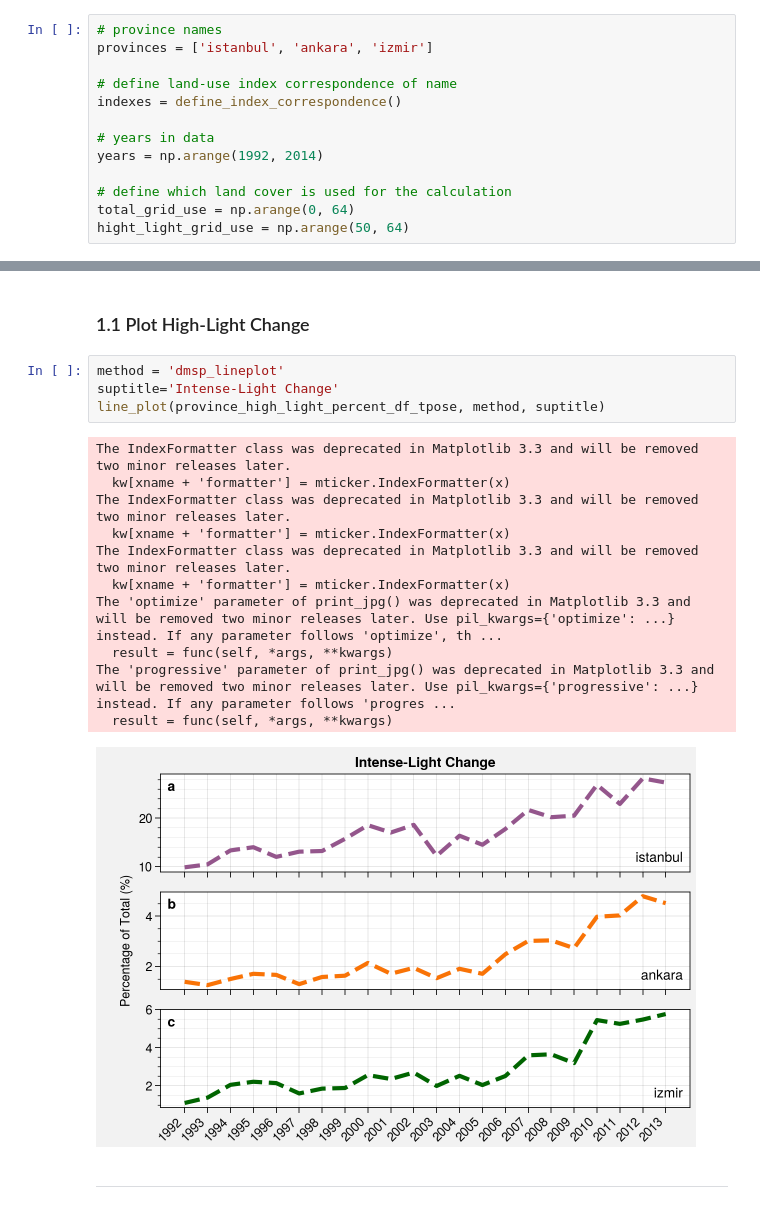
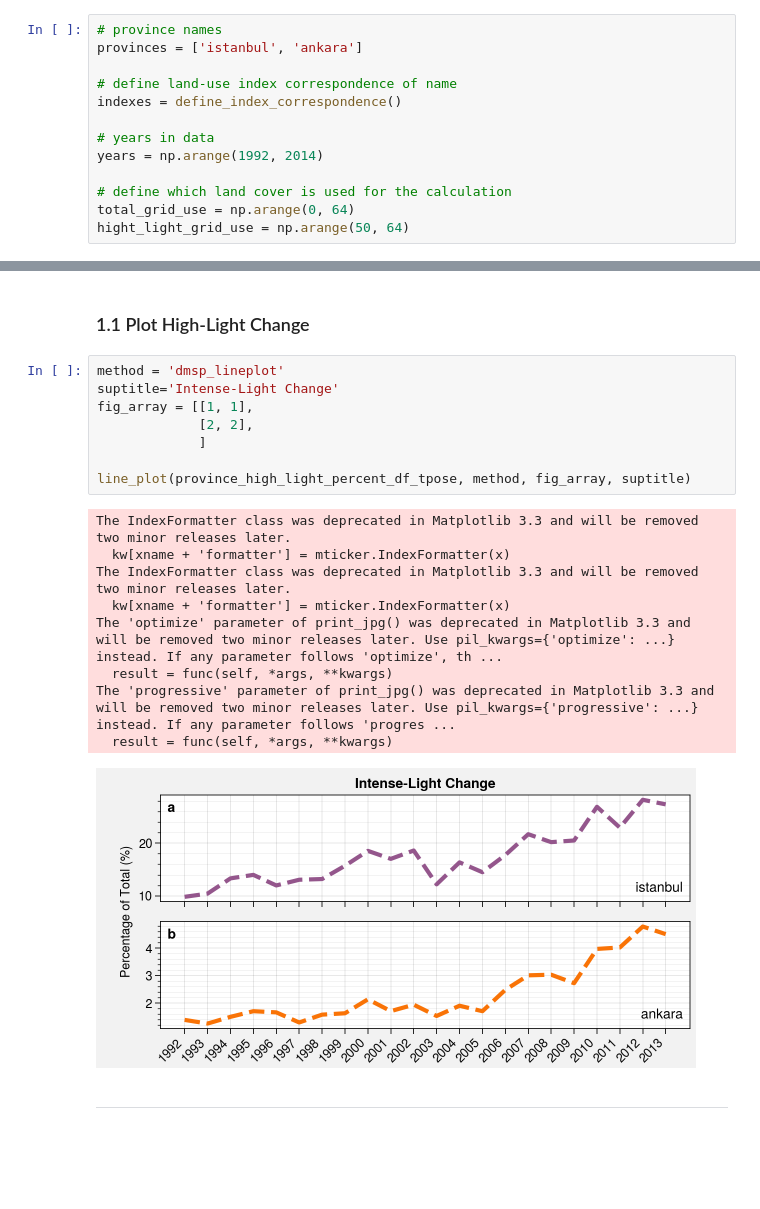
Before and after one commit to donmezkutay/ATMOS22-Paper-Codes, a Jupyter notebook: dmsp_analysis.ipynb, the cells around one changed output, grey strips where cells are left out. Saved outputs shown, nothing was run; the diff lists cells and outputs as text; blank space fills up the shorter version.

```diff
--- a/dmsp_analysis.ipynb
+++ b/dmsp_analysis.ipynb
@@ -21,7 +21,7 @@ from utils.visualization_codes import *
 ## 1. Calculate Hight Light Fraction
 # %%
 # province names
-provinces = ['istanbul', 'ankara', 'izmir']
+provinces = ['istanbul', 'ankara']
 
 # define land-use index correspondence of name
 indexes = define_index_correspondence()
@@ -101,19 +100,21 @@ province_high_light_percent_df_tpose
 # %%
 method = 'dmsp_lineplot'
 suptitle='Intense-Light Change'
-line_plot(province_high_light_percent_df_tpose, method, suptitle)
+fig_array = [[1, 1],
+             [2, 2],
+             ]
+
+line_plot(province_high_light_percent_df_tpose, method, fig_array, suptitle)
 # %% [output]
-The IndexFormatter class was deprecated in Matplotlib 3.3 and will be removed two minor releases later.
-  kw[xname + 'formatter'] = mticker.IndexFormatter(x)
 The IndexFormatter class was deprecated in Matplotlib 3.3 and will be removed two minor releases later.
   kw[xname + 'formatter'] = mticker.IndexFormatter(x)
 The IndexFormatter class was deprecated in Matplotlib 3.3 and will be removed two minor releases later.
   kw[xname + 'formatter'] = mticker.IndexFormatter(x)
 The 'optimize' parameter of print_jpg() was deprecated in Matplotlib 3.3 and will be removed two minor releases later. Use pil_kwargs={'optimize': ...} instead. If any parameter follows 'optimize', th ...
   result = func(self, *args, **kwargs)
 The 'progressive' parameter of print_jpg() was deprecated in Matplotlib 3.3 and will be removed two minor releases later. Use pil_kwargs={'progressive': ...} instead. If any parameter follows 'progres ...
   result = func(self, *args, **kwargs)
-[figure, old version]
+[figure, new version]
 # %% [markdown]
 --------
 # %% [markdown]
```
Also changed, not shown: parts of 3 cells of this notebook, 8 other files.
